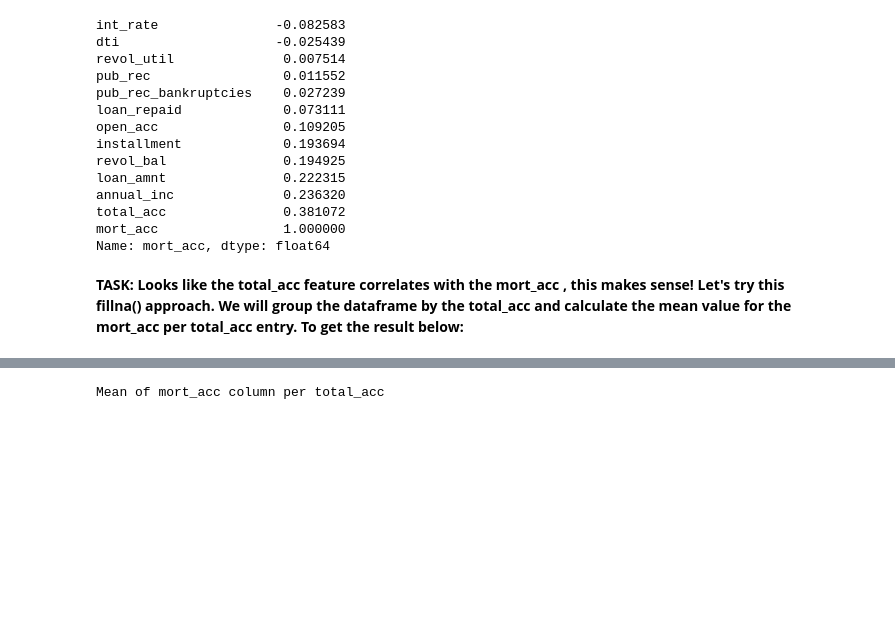
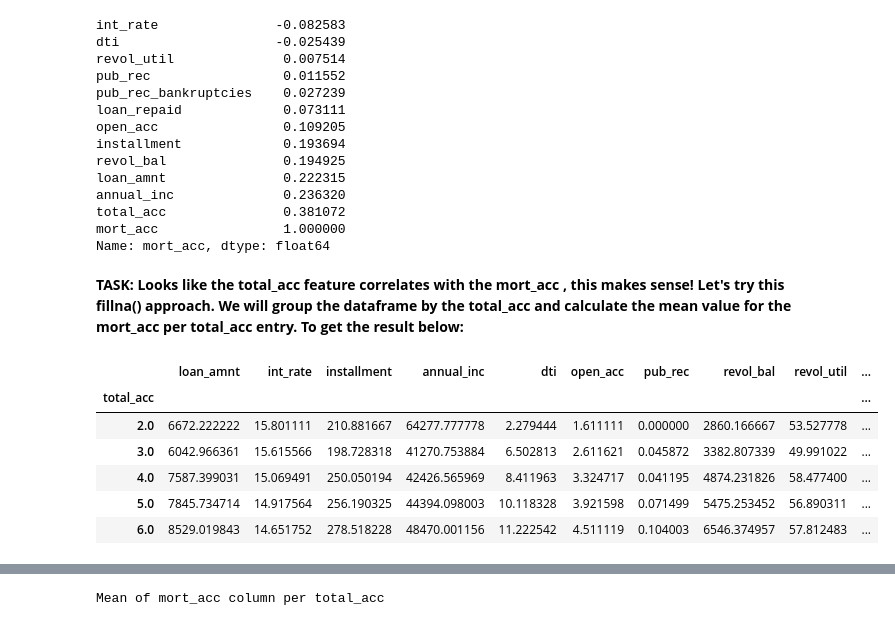
Before and after one commit to rishavhack/DeepLearning-On-ML-NLP-OpenCV, a Jupyter notebook: TensorFlow and Keras Basic/Keras Project Exercise.ipynb, the cells around one changed output, grey strips where cells are left out. Cells and saved outputs as stored; diff of their text form; code cells hidden in the pictures; blank space fills up the shorter version.

```diff
--- a/TensorFlow and Keras Basic/Keras Project Exercise.ipynb
+++ b/TensorFlow and Keras Basic/Keras Project Exercise.ipynb
@@ -852,6 +865,7 @@ Name: title, dtype: object
 **TASK: The title column is simply a string subcategory/description of the purpose column. Go ahead and drop the title column.**
 # %%
 # CODE HERE
+df = df.drop("title",axis=1)
 # %% [markdown]
 ---
 **NOTE: This is one of the hardest parts of the project! Refer to the solutions video if you need guidance, feel free to fill or drop the missing values of the mort_acc however you see fit! Here we're going with a very specific approach.**
@@ -908,3 +941,13 @@ mort_acc                1.000000
 Name: mort_acc, dtype: float64
 # %% [markdown]
 **TASK: Looks like the total_acc feature correlates with the mort_acc , this makes sense! Let's try this fillna() approach. We will group the dataframe by the total_acc and calculate the mean value for the mort_acc per total_acc entry. To get the result below:**
+# %%
+df.groupby("total_acc").mean().head()
+# %% [output]
+|  | loan_amnt | int_rate | installment | annual_inc | dti | open_acc | pub_rec | revol_bal | revol_util | ... |
+| total_acc |  |  |  |  |  |  |  |  |  | ... |
+| 2.0 | 6672.222222 | 15.801111 | 210.881667 | 64277.777778 | 2.279444 | 1.611111 | 0.000000 | 2860.166667 | 53.527778 | ... |
+| 3.0 | 6042.966361 | 15.615566 | 198.728318 | 41270.753884 | 6.502813 | 2.611621 | 0.045872 | 3382.807339 | 49.991022 | ... |
+| 4.0 | 7587.399031 | 15.069491 | 250.050194 | 42426.565969 | 8.411963 | 3.324717 | 0.041195 | 4874.231826 | 58.477400 | ... |
+| 5.0 | 7845.734714 | 14.917564 | 256.190325 | 44394.098003 | 10.118328 | 3.921598 | 0.071499 | 5475.253452 | 56.890311 | ... |
+| 6.0 | 8529.019843 | 14.651752 | 278.518228 | 48470.001156 | 11.222542 | 4.511119 | 0.104003 | 6546.374957 | 57.812483 | ... |
```
Also changed, not shown: parts of 10 cells of this notebook.
